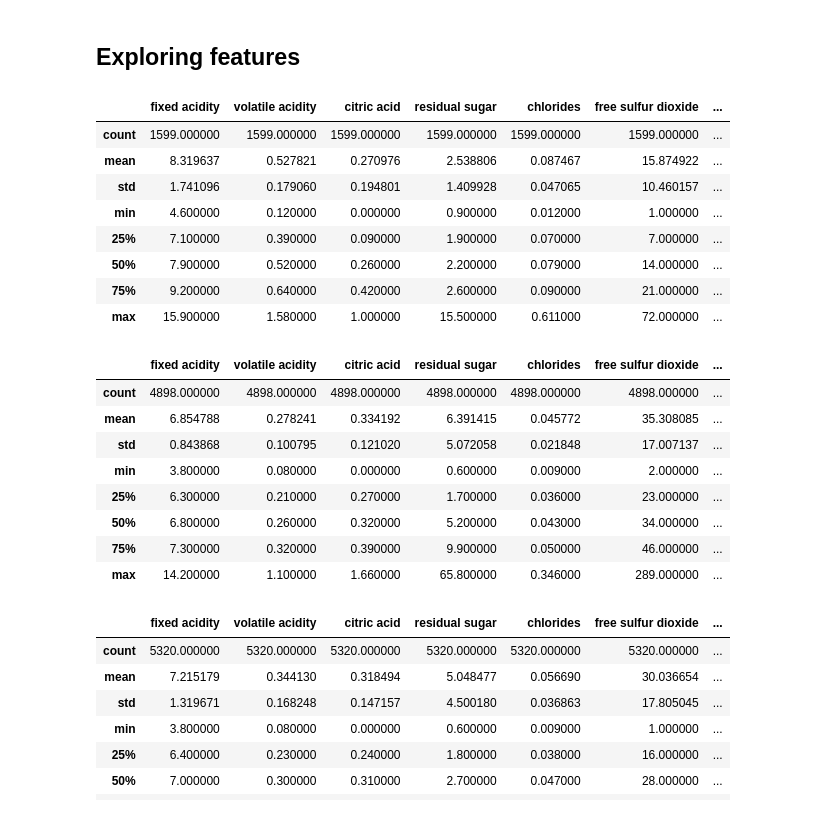
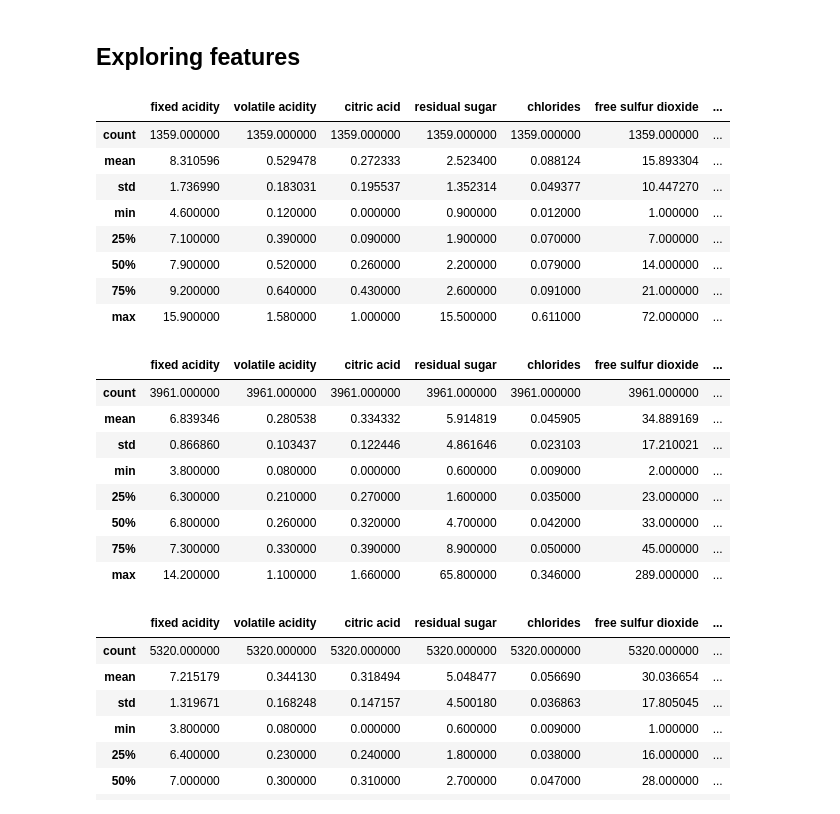
Before and after one commit to Hunkstaban/BIMiniProjects, a Jupyter notebook: MiniProject2/workbooks/wineanalytics-olipet.ipynb, the cells around one changed output. Saved outputs shown, nothing was run; the diff lists cells and outputs as text; code cells hidden in the pictures.

```diff
--- a/MiniProject2/workbooks/wineanalytics-olipet.ipynb
+++ b/MiniProject2/workbooks/wineanalytics-olipet.ipynb
@@ -152,28 +138,28 @@ The combined dataframe potentially has two dependent variables after we've added
 # %% [markdown]
 ## Exploring features
 # %%
-df_red.describe()
+df_red_clean.describe()
 # %% [output]
 |  | fixed acidity | volatile acidity | citric acid | residual sugar | chlorides | free sulfur dioxide | ... |
-| count | 1599.000000 | 1599.000000 | 1599.000000 | 1599.000000 | 1599.000000 | 1599.000000 | ... |
-| mean | 8.319637 | 0.527821 | 0.270976 | 2.538806 | 0.087467 | 15.874922 | ... |
-| std | 1.741096 | 0.179060 | 0.194801 | 1.409928 | 0.047065 | 10.460157 | ... |
+| count | 1359.000000 | 1359.000000 | 1359.000000 | 1359.000000 | 1359.000000 | 1359.000000 | ... |
+| mean | 8.310596 | 0.529478 | 0.272333 | 2.523400 | 0.088124 | 15.893304 | ... |
+| std | 1.736990 | 0.183031 | 0.195537 | 1.352314 | 0.049377 | 10.447270 | ... |
 | min | 4.600000 | 0.120000 | 0.000000 | 0.900000 | 0.012000 | 1.000000 | ... |
 | 25% | 7.100000 | 0.390000 | 0.090000 | 1.900000 | 0.070000 | 7.000000 | ... |
 | 50% | 7.900000 | 0.520000 | 0.260000 | 2.200000 | 0.079000 | 14.000000 | ... |
-| 75% | 9.200000 | 0.640000 | 0.420000 | 2.600000 | 0.090000 | 21.000000 | ... |
+| 75% | 9.200000 | 0.640000 | 0.430000 | 2.600000 | 0.091000 | 21.000000 | ... |
 | max | 15.900000 | 1.580000 | 1.000000 | 15.500000 | 0.611000 | 72.000000 | ... |
 # %%
-df_white.describe()
+df_white_clean.describe()
 # %% [output]
 |  | fixed acidity | volatile acidity | citric acid | residual sugar | chlorides | free sulfur dioxide | ... |
-| count | 4898.000000 | 4898.000000 | 4898.000000 | 4898.000000 | 4898.000000 | 4898.000000 | ... |
-| mean | 6.854788 | 0.278241 | 0.334192 | 6.391415 | 0.045772 | 35.308085 | ... |
-| std | 0.843868 | 0.100795 | 0.121020 | 5.072058 | 0.021848 | 17.007137 | ... |
+| count | 3961.000000 | 3961.000000 | 3961.000000 | 3961.000000 | 3961.000000 | 3961.000000 | ... |
+| mean | 6.839346 | 0.280538 | 0.334332 | 5.914819 | 0.045905 | 34.889169 | ... |
+| std | 0.866860 | 0.103437 | 0.122446 | 4.861646 | 0.023103 | 17.210021 | ... |
 | min | 3.800000 | 0.080000 | 0.000000 | 0.600000 | 0.009000 | 2.000000 | ... |
-| 25% | 6.300000 | 0.210000 | 0.270000 | 1.700000 | 0.036000 | 23.000000 | ... |
-| 50% | 6.800000 | 0.260000 | 0.320000 | 5.200000 | 0.043000 | 34.000000 | ... |
-| 75% | 7.300000 | 0.320000 | 0.390000 | 9.900000 | 0.050000 | 46.000000 | ... |
+| 25% | 6.300000 | 0.210000 | 0.270000 | 1.600000 | 0.035000 | 23.000000 | ... |
+| 50% | 6.800000 | 0.260000 | 0.320000 | 4.700000 | 0.042000 | 33.000000 | ... |
+| 75% | 7.300000 | 0.330000 | 0.390000 | 8.900000 | 0.050000 | 45.000000 | ... |
 | max | 14.200000 | 1.100000 | 1.660000 | 65.800000 | 0.346000 | 289.000000 | ... |
 # %%
 df_combined.describe()
```
Also changed, not shown: parts of 7 cells of this notebook.
